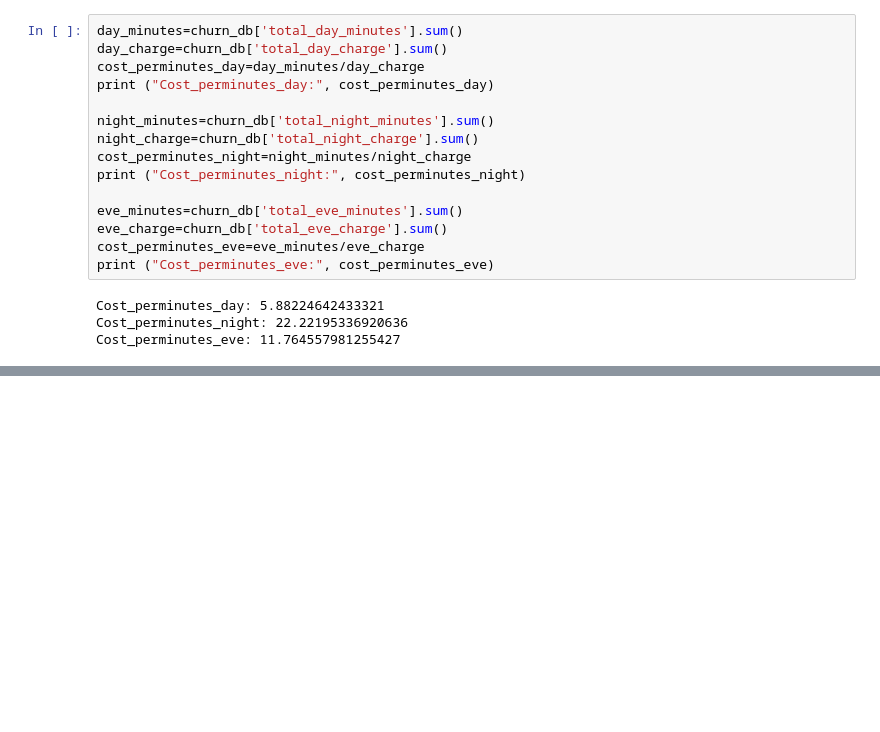
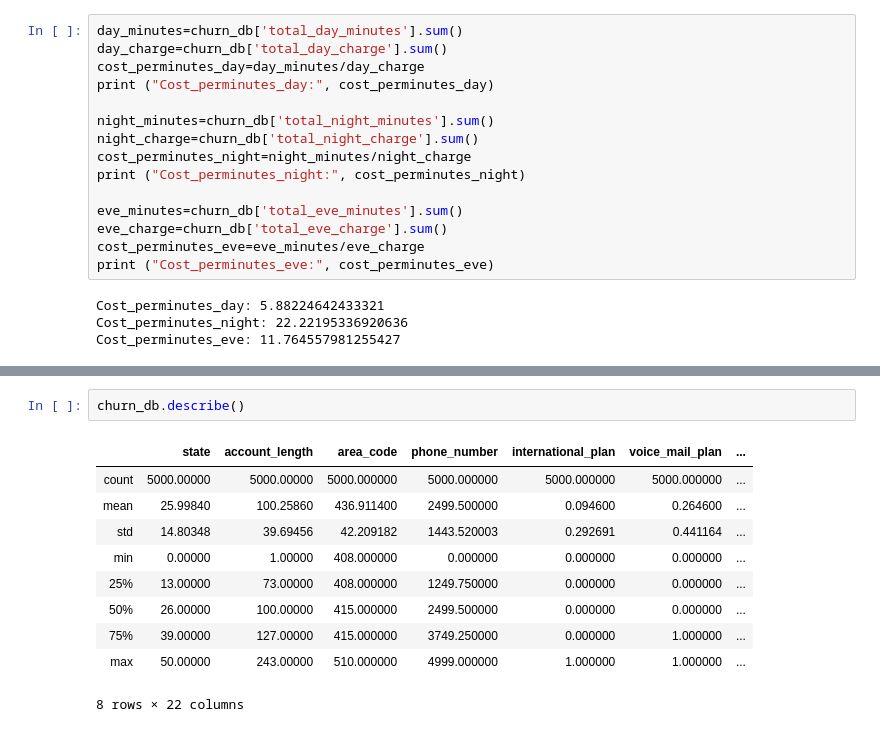
Before and after one commit to iwayanpur/Training_DS, a Jupyter notebook: Pre_Test_Use_Case_IWP.ipynb, the cells around one changed output, grey strips where cells are left out. Cells and saved outputs as stored; diff of their text form; blank space fills up the shorter version.

```diff
--- a/Pre_Test_Use_Case_IWP.ipynb
+++ b/Pre_Test_Use_Case_IWP.ipynb
@@ -81,0 +63,13 @@ Cost_perminutes_eve: 11.764557981255427
+# %%
+churn_db.describe()
+# %% [output]
+|  | state | account_length | area_code | phone_number | international_plan | voice_mail_plan | ... |
+| count | 5000.00000 | 5000.00000 | 5000.000000 | 5000.000000 | 5000.000000 | 5000.000000 | ... |
+| mean | 25.99840 | 100.25860 | 436.911400 | 2499.500000 | 0.094600 | 0.264600 | ... |
+| std | 14.80348 | 39.69456 | 42.209182 | 1443.520003 | 0.292691 | 0.441164 | ... |
+| min | 0.00000 | 1.00000 | 408.000000 | 0.000000 | 0.000000 | 0.000000 | ... |
+| 25% | 13.00000 | 73.00000 | 408.000000 | 1249.750000 | 0.000000 | 0.000000 | ... |
+| 50% | 26.00000 | 100.00000 | 415.000000 | 2499.500000 | 0.000000 | 0.000000 | ... |
+| 75% | 39.00000 | 127.00000 | 415.000000 | 3749.250000 | 0.000000 | 1.000000 | ... |
+| max | 50.00000 | 243.00000 | 510.000000 | 4999.000000 | 1.000000 | 1.000000 | ... |
+8 rows × 22 columns
```
Also changed, not shown: parts of 1 cell of this notebook.
